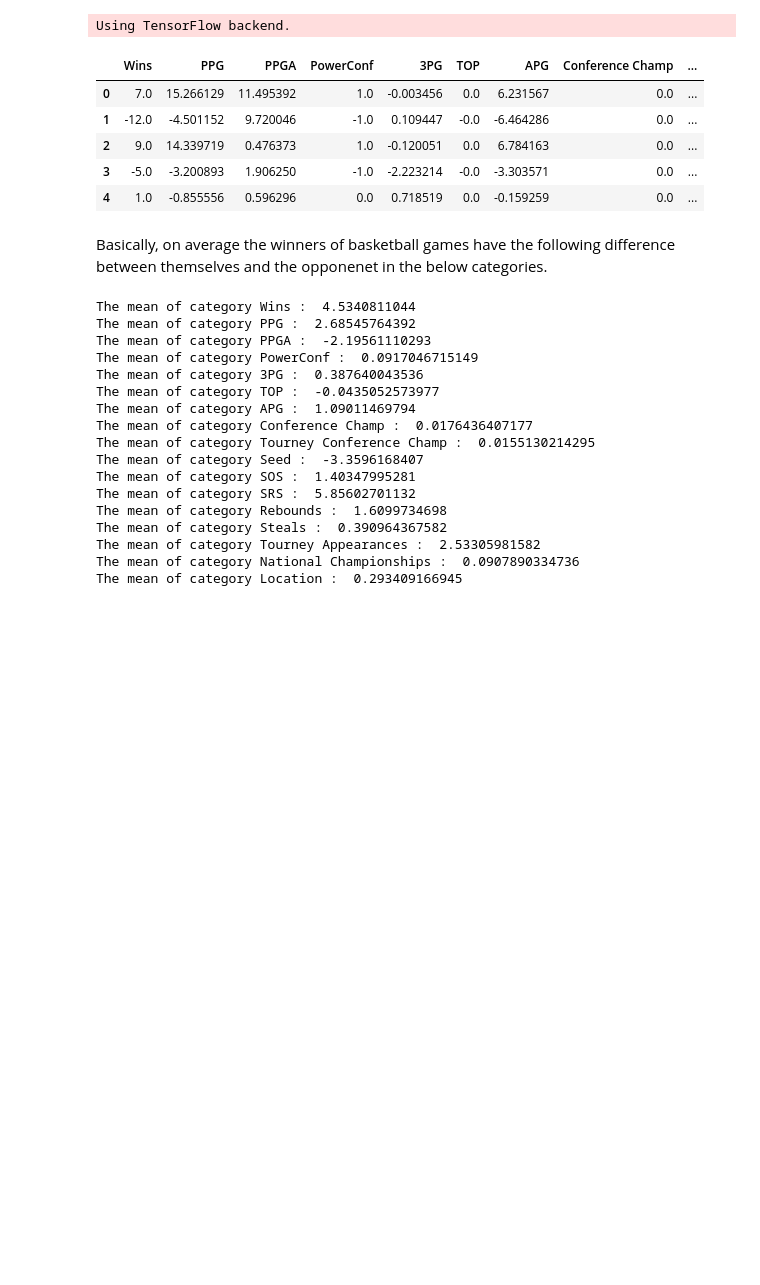
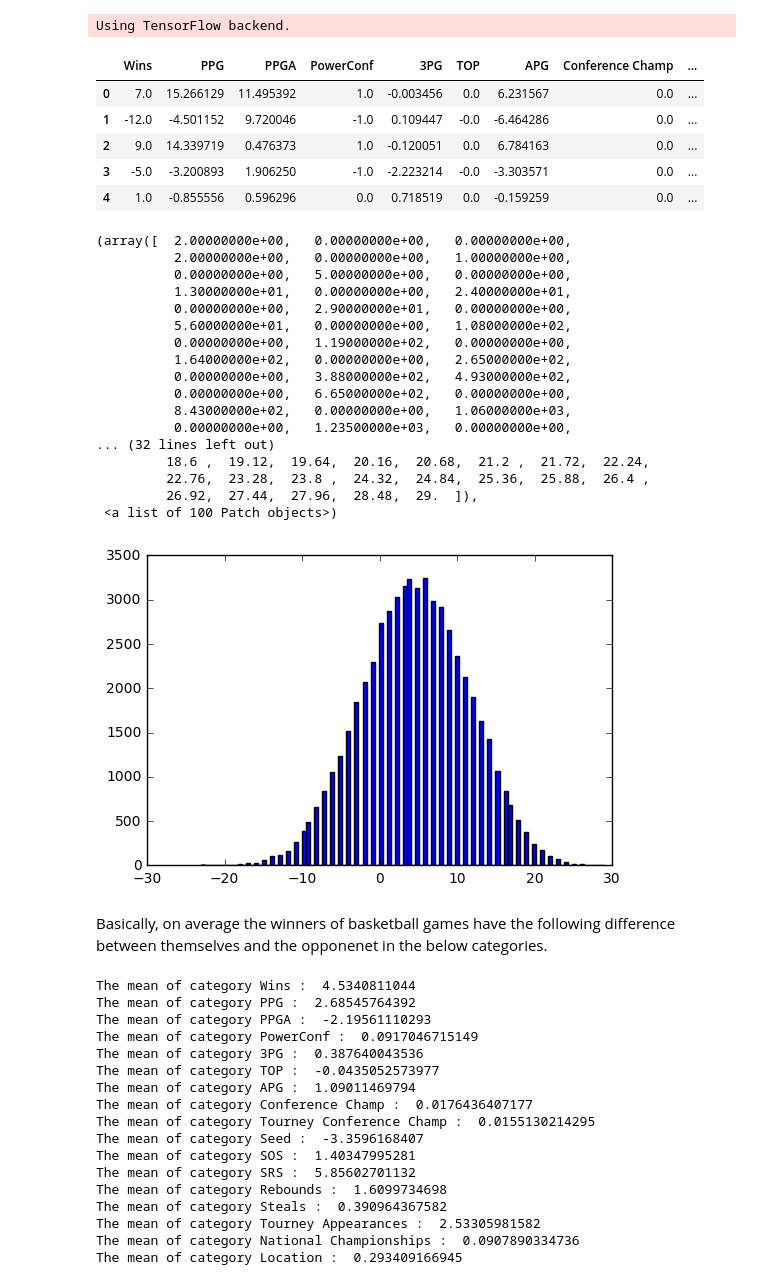
Before and after one commit to adeshpande3/March-Madness-2017, a Jupyter notebook: Machine Learning and Data Analysis.ipynb, the cells around one changed output. Drawn from its saved outputs; the diff is of its cells as text; code cells hidden in the pictures; blank space fills up the shorter version.

```diff
--- a/Machine Learning and Data Analysis.ipynb
+++ b/Machine Learning and Data Analysis.ipynb
@@ -51,3 +53,24 @@ df.head()
+# %%
+plt.hist(allWins['Wins'], 100)
+# %% [output]
+(array([  2.00000000e+00,   0.00000000e+00,   0.00000000e+00,
+          2.00000000e+00,   0.00000000e+00,   1.00000000e+00,
+          0.00000000e+00,   5.00000000e+00,   0.00000000e+00,
+          1.30000000e+01,   0.00000000e+00,   2.40000000e+01,
+          0.00000000e+00,   2.90000000e+01,   0.00000000e+00,
+          5.60000000e+01,   0.00000000e+00,   1.08000000e+02,
+          0.00000000e+00,   1.19000000e+02,   0.00000000e+00,
+          1.64000000e+02,   0.00000000e+00,   2.65000000e+02,
+          0.00000000e+00,   3.88000000e+02,   4.93000000e+02,
+          0.00000000e+00,   6.65000000e+02,   0.00000000e+00,
+          8.43000000e+02,   0.00000000e+00,   1.06000000e+03,
+          0.00000000e+00,   1.23500000e+03,   0.00000000e+00,
+... (32 lines left out)
+         18.6 ,  19.12,  19.64,  20.16,  20.68,  21.2 ,  21.72,  22.24,
+         22.76,  23.28,  23.8 ,  24.32,  24.84,  25.36,  25.88,  26.4 ,
+         26.92,  27.44,  27.96,  28.48,  29.  ]),
+ <a list of 100 Patch objects>)
+[figure, added]
 # %% [markdown]
 Basically, on average the winners of basketball games have the following difference between themselves and the opponenet in the below categories.
 # %%
```
Also changed, not shown: parts of 6 cells of this notebook.
